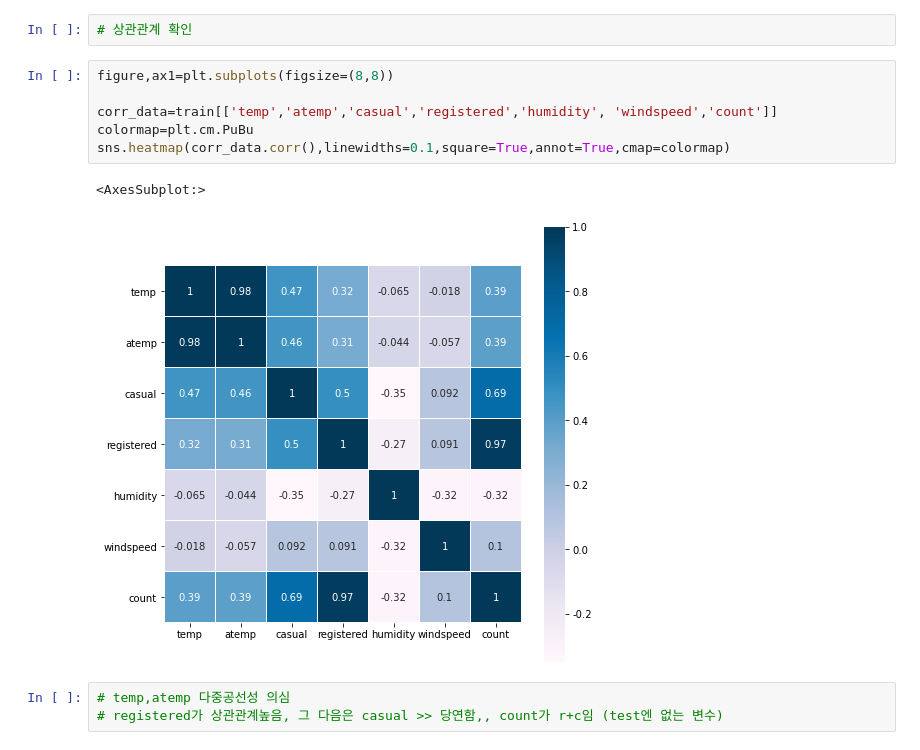
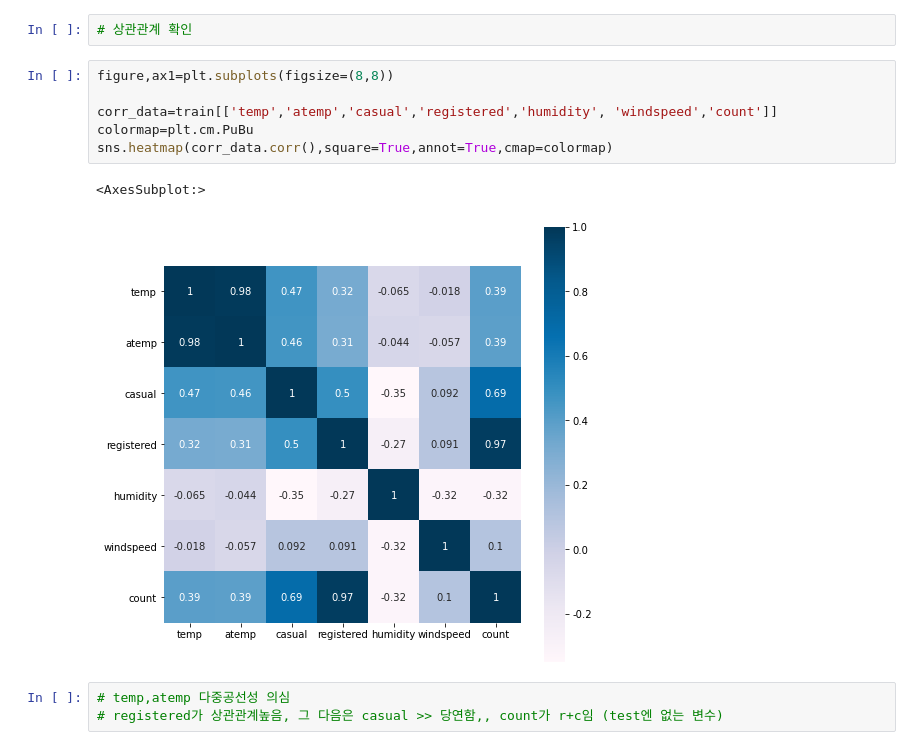
Before and after one commit to inhye6-6/analysis, a Jupyter notebook: kaggle/bike-sharing-demand/bike_sharing_demand.ipynb, the cells around one changed output. Drawn from its saved outputs; the diff is of its cells as text.

```diff
--- a/kaggle/bike-sharing-demand/bike_sharing_demand.ipynb
+++ b/kaggle/bike-sharing-demand/bike_sharing_demand.ipynb
@@ -247,12 +249,12 @@ sns.pointplot(data=train,x='hour',y='count',hue='season2',ax=ax1)'''
 # %%
 figure,ax1=plt.subplots(figsize=(8,8))
 
 corr_data=train[['temp','atemp','casual','registered','humidity', 'windspeed','count']]
 colormap=plt.cm.PuBu
-sns.heatmap(corr_data.corr(),linewidths=0.1,square=True,annot=True,cmap=colormap)
+sns.heatmap(corr_data.corr(),square=True,annot=True,cmap=colormap)
 # %% [output]
 <AxesSubplot:>
-[figure, old version]
+[figure, new version]
 # %%
 # temp,atemp 다중공선성 의심
 # registered가 상관관계높음, 그 다음은 casual >> 당연함,, count가 r+c임 (test엔 없는 변수)
```
Also changed, not shown: parts of 35 cells of this notebook.
